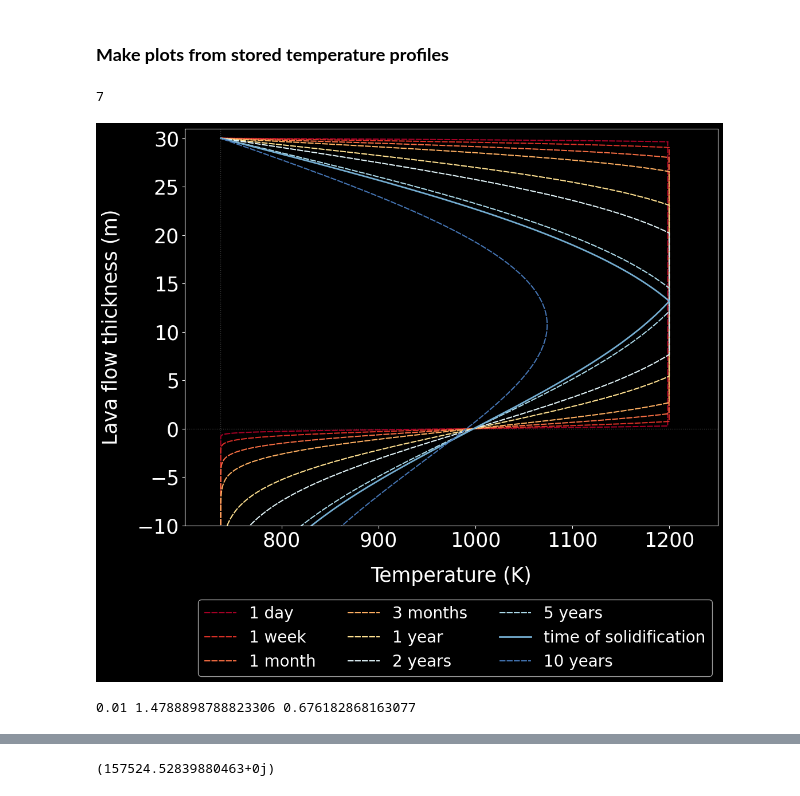
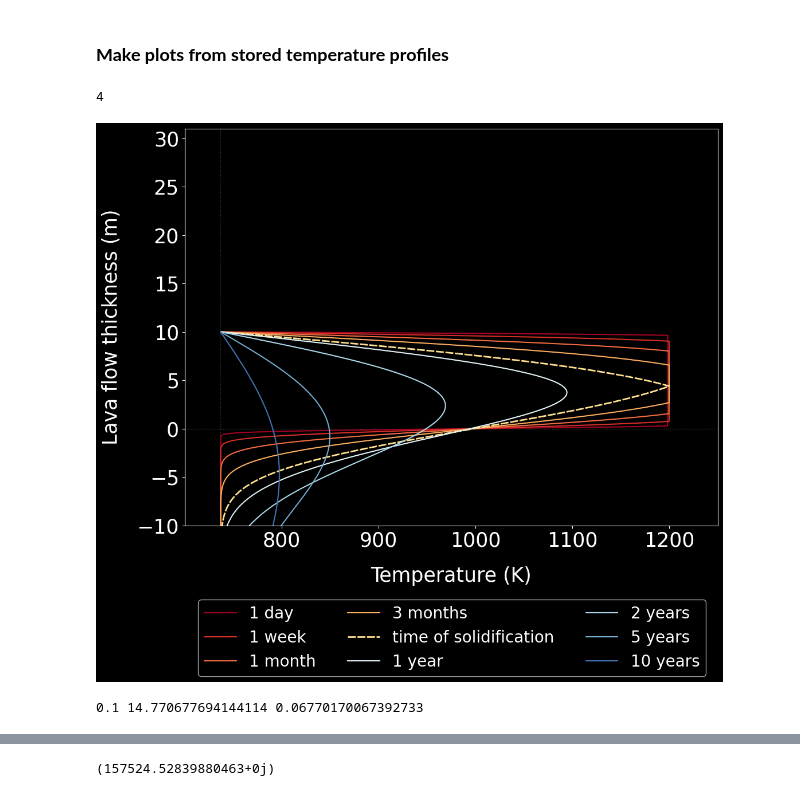
Before and after one commit to iganache/lavatherm1D, a Jupyter notebook: 1d_cooling_Earth.ipynb, the cells around one changed output, grey strips where cells are left out. Drawn from its saved outputs; the diff is of its cells as text; code cells hidden in the pictures.

```diff
--- a/1d_cooling_Earth.ipynb
+++ b/1d_cooling_Earth.ipynb
@@ -758,11 +758,11 @@ t_solid_30m = 185990137.03506088
 # %%
 Ta = Ta_venus
 # Tlava = 1135 + 273
-lavaheight = 30
-time_of_solid = t_solid_30m
-sfile = "Solid30m.pkl" #"./backup_pkl/Solid10m.pkl"
-prefile = "preSolid30m.pkl" #"./backup_pkl/preSolid10m.pkl"
-postfile = "postSolid30m.pkl"  #"./backup_pkl/postSolid10m.pkl"
+lavaheight = 10
+time_of_solid = t_solid_10m
+sfile = "Solid10m.pkl" #"./backup_pkl/Solid10m.pkl"
+prefile = "preSolid10m.pkl" #"./backup_pkl/preSolid10m.pkl"
+postfile = "postSolid10m.pkl"  #"./backup_pkl/postSolid10m.pkl"
 
 with open (sfile, mode = "rb") as f:
     solid = pickle.load(f)
@@ -786,7 +786,7 @@ times = np.array(times)
 sidx = np.where(time_of_solid > times)[0][-1] + 1
 print(sidx)
 # %% [output]
-7
+4
 # %%
 
 ## Pre-solidification temperature profile
@@ -806,38 +806,38 @@ labels.insert(sidx, "time of solidification")
 colors = ["#a50026", "#d73027", "#f46d43", "#fdae61", "#fee090", "#e0f3f8", "#abd9e9", "#74add1", "#4575b4", "#313695"]
 color_idx = 0
 label_idx = 0
 
 for i in range(len(depths_pre)):
-    ax.plot(temps_pre[i], depths_pre[i] , linewidth = 1.5, color = colors[color_idx], linestyle=(0, (5,1)),  label = labels[label_idx]) #str(int(times[color_idx]/3600/24)) + " d")
+    ax.plot(temps_pre[i], depths_pre[i] , linewidth = 1.5, color = colors[color_idx],  label = labels[label_idx]) #str(int(times[color_idx]/3600/24)) + " d")
     color_idx += 1
     label_idx += 1
 
-ax.plot(temp_solid, depth_solid , linewidth = 2, color = colors[color_idx], label = labels[label_idx])#,label = str(int(t_solid/3600/24)) + " d")
+ax.plot(temp_solid, depth_solid , linewidth = 2, color = colors[color_idx], linestyle=(0, (5,1)), label = labels[label_idx])#,label = str(int(t_solid/3600/24)) + " d")
 color_idx += 1
 label_idx += 1
 
 
 for i in range(len(temps_post)):
-    ax.plot(temps_post[i], depth_post , linewidth = 1.5, color = colors[color_idx], linestyle = (0, (5,1)), label = labels[label_idx]) #str(int(times[color_idx-1]/3600/24)) + " d")
+    ax.plot(temps_post[i], depth_post , linewidth = 1.5, color = colors[color_idx], label = labels[label_idx]) #str(int(times[color_idx-1]/3600/24)) + " d")
     color_idx += 1
     label_idx += 1
 
 ax.set_ylim(-10, 31)
 ax.set_xlim(700, Tlava+50)
 
 ax.set_xlabel("Temperature (K)", fontsize=25, labelpad=20)
 ax.set_ylabel("Lava flow thickness (m)", fontsize=25, labelpad=20)
 
 ax.legend(loc = "lower left", bbox_to_anchor= (0.01, -0.4), fontsize = 20, ncol = 3)
 plt.xticks(fontsize = 25)
 plt.yticks(fontsize = 25)
 # plt.legend(fontsize = 14)
 plt.gca().xaxis.set_major_locator(MaxNLocator(prune='lower'))
 plt.locator_params(axis= 'x', nbins=6)
-plt.savefig("dTdz_30m_Mar4_v2.png", bbox_inches='tight')
+plt.savefig("dTdz_10m_Mar6.png", bbox_inches='tight')
 plt.show()
 # %% [output]
-[figure, old version]
+[figure, new version]
 # %%
 lt = lavaheight
 ### EM properties
@@ -845,7 +845,7 @@ lt = lavaheight
 thi_rad = np.linspace(np.deg2rad(0), np.deg2rad(80), 20)
 wv = 9.5e-2
 eps0 = 1 + 0.00j
-eps1 = 5 + 0.05j
+eps1 = 5 + 0.5j
 tand1 = eps1.imag / eps1.real
 alpha = (2 * np.pi / wv) * np.sqrt(0.5*eps1.real * (np.sqrt(1 + tand1**2) - 1))
 ka = 2 * alpha
@@ -886,7 +886,7 @@ for i in range(len(temps_post)):
         T_postSC_eff[i,j] = integrate.simpson(func, z_postSC_downwards)
     T_eff_all.append(T_postSC_eff[i])
 # %% [output]
-0.01 1.4788898788823306 0.676182868163077
+0.1 14.770677694144114 0.06770170067392733
 # %%
 fig, ax = plt.subplots(1,1)
 fig.set_size_inches(10, 10)
```
Also changed, not shown: parts of 8 cells of this notebook.
